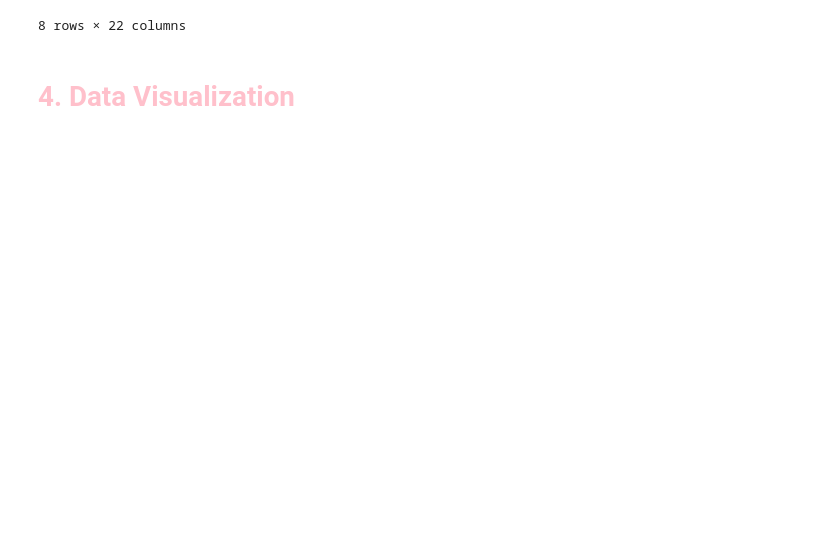
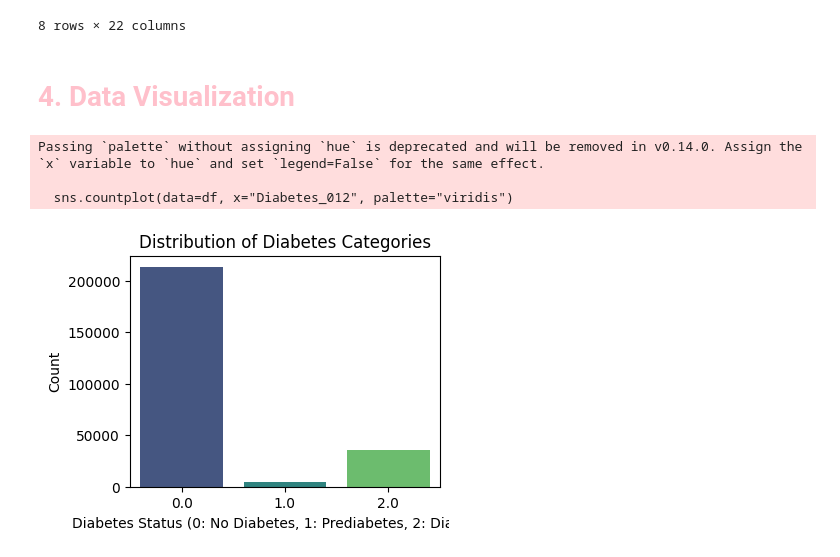
Before and after one commit to Anndischeh/Introduction-to-AI-Coursework, a Jupyter notebook: diabetes_data_analysis_and_modeling.ipynb, the cells around one changed output. Cells and saved outputs as stored; diff of their text form; code cells hidden in the pictures; blank space fills up the shorter version.

```diff
--- a/diabetes_data_analysis_and_modeling.ipynb
+++ b/diabetes_data_analysis_and_modeling.ipynb
@@ -93,3 +93,27 @@ df.describe()
 8 rows × 22 columns
 # %% [markdown]
 <h1 style="color:pink;">4. Data Visualization</h1>
+# %%
+# 1. Distribution of Diabetes_012 categories
+# Create a figure with a specific size
+plt.figure(figsize=(4, 3))
+
+# Create a count plot for the "Diabetes_012" column
+sns.countplot(data=df, x="Diabetes_012", palette="viridis")
+
+# Set the title of the plot
+plt.title("Distribution of Diabetes Categories")
+
+# Label the x-axis
+plt.xlabel("Diabetes Status (0: No Diabetes, 1: Prediabetes, 2: Diabetes)")
+
+# Label the y-axis
+plt.ylabel("Count")
+
+# Display the plot
+plt.show()
+# %% [output]
+Passing `palette` without assigning `hue` is deprecated and will be removed in v0.14.0. Assign the `x` variable to `hue` and set `legend=False` for the same effect.
+
+  sns.countplot(data=df, x="Diabetes_012", palette="viridis")
+[figure, added]
```
